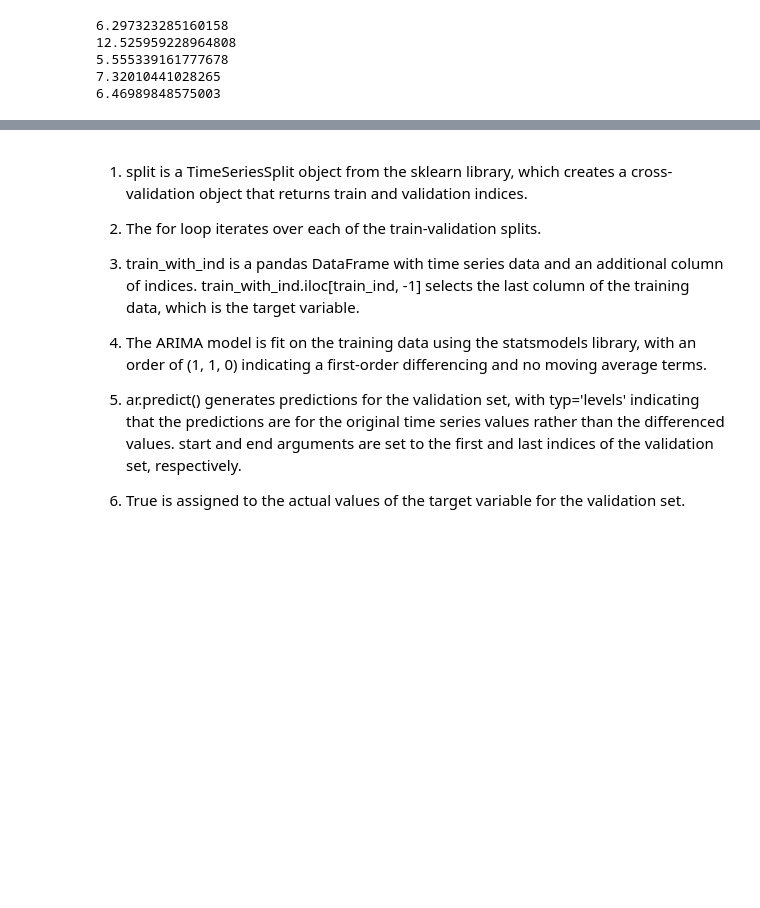
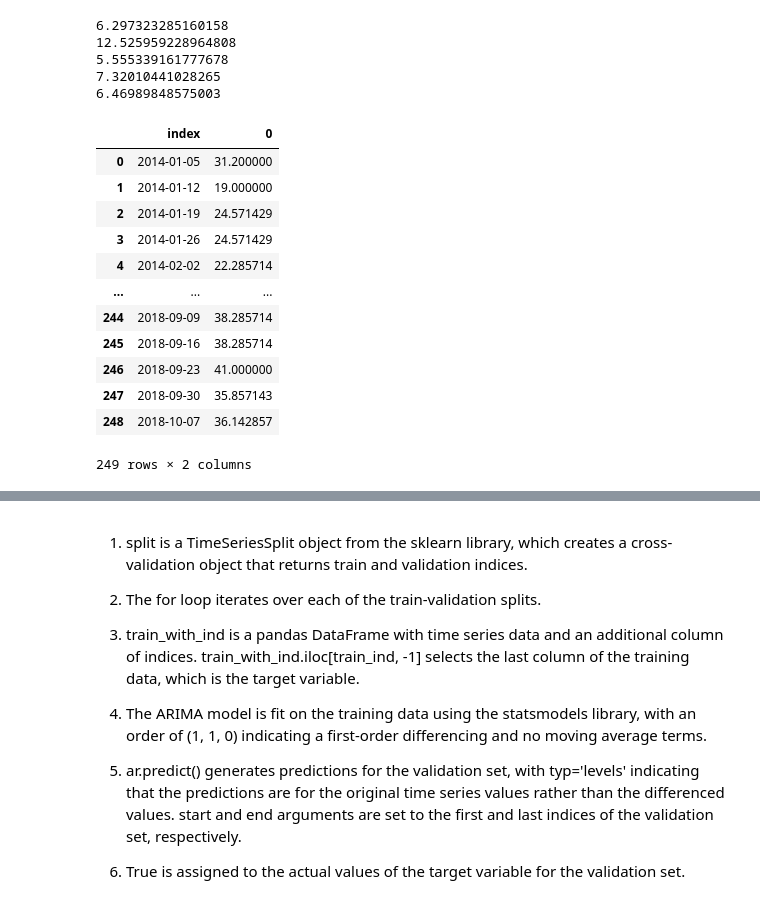
Before and after one commit to KeananG/DS-Live-022023, a Jupyter notebook: Phase4/Lectures/08_Topic_35_ts_modelling_walkthrough.ipynb, the cells around one changed output, grey strips where cells are left out. Drawn from its saved outputs; the diff is of its cells as text; code cells hidden in the pictures; blank space fills up the shorter version.

```diff
--- a/Phase4/Lectures/08_Topic_35_ts_modelling_walkthrough.ipynb
+++ b/Phase4/Lectures/08_Topic_35_ts_modelling_walkthrough.ipynb
@@ -333,0 +355,16 @@ for train_ind, val_ind in split.split(train_with_ind):
+# %%
+trainer
+# %% [output]
+|  | index | 0 |
+| 0 | 2014-01-05 | 31.200000 |
+| 1 | 2014-01-12 | 19.000000 |
+| 2 | 2014-01-19 | 24.571429 |
+| 3 | 2014-01-26 | 24.571429 |
+| 4 | 2014-02-02 | 22.285714 |
+| ... | ... | ... |
+| 244 | 2018-09-09 | 38.285714 |
+| 245 | 2018-09-16 | 38.285714 |
+| 246 | 2018-09-23 | 41.000000 |
+| 247 | 2018-09-30 | 35.857143 |
+| 248 | 2018-10-07 | 36.142857 |
+249 rows × 2 columns
```
Also changed, not shown: parts of 12 cells of this notebook, 3 other files.
